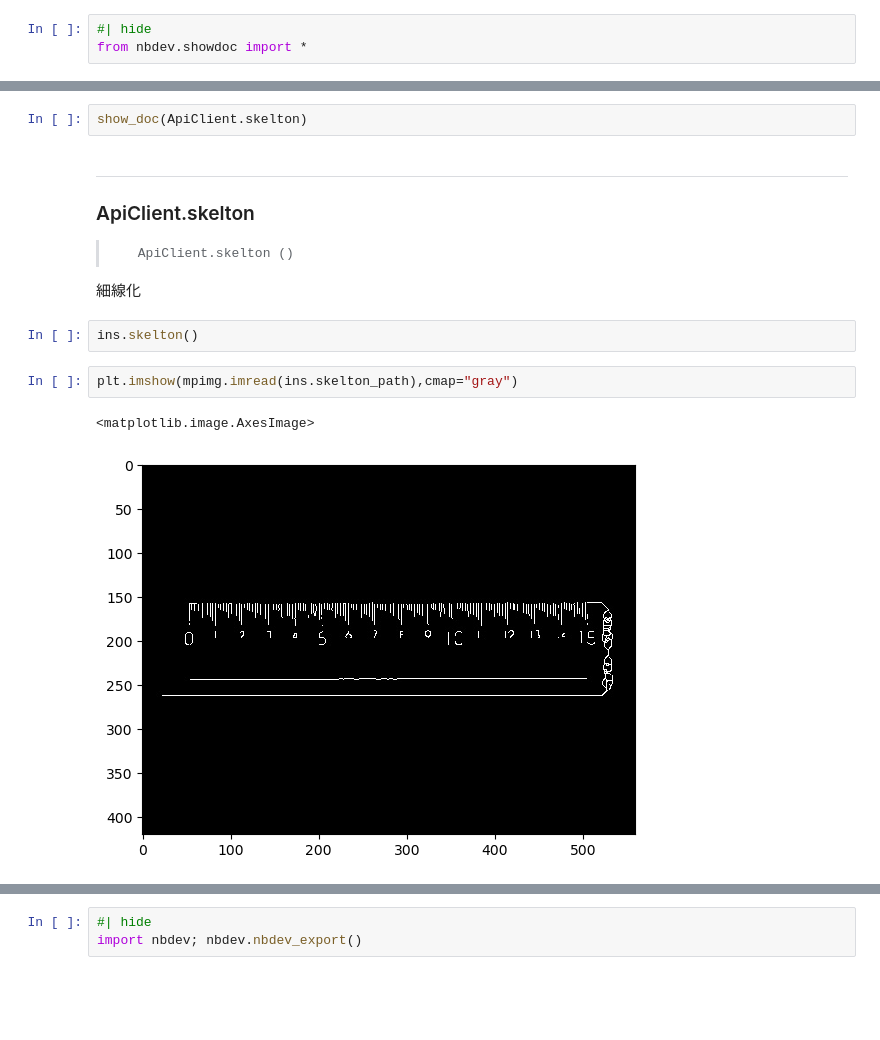
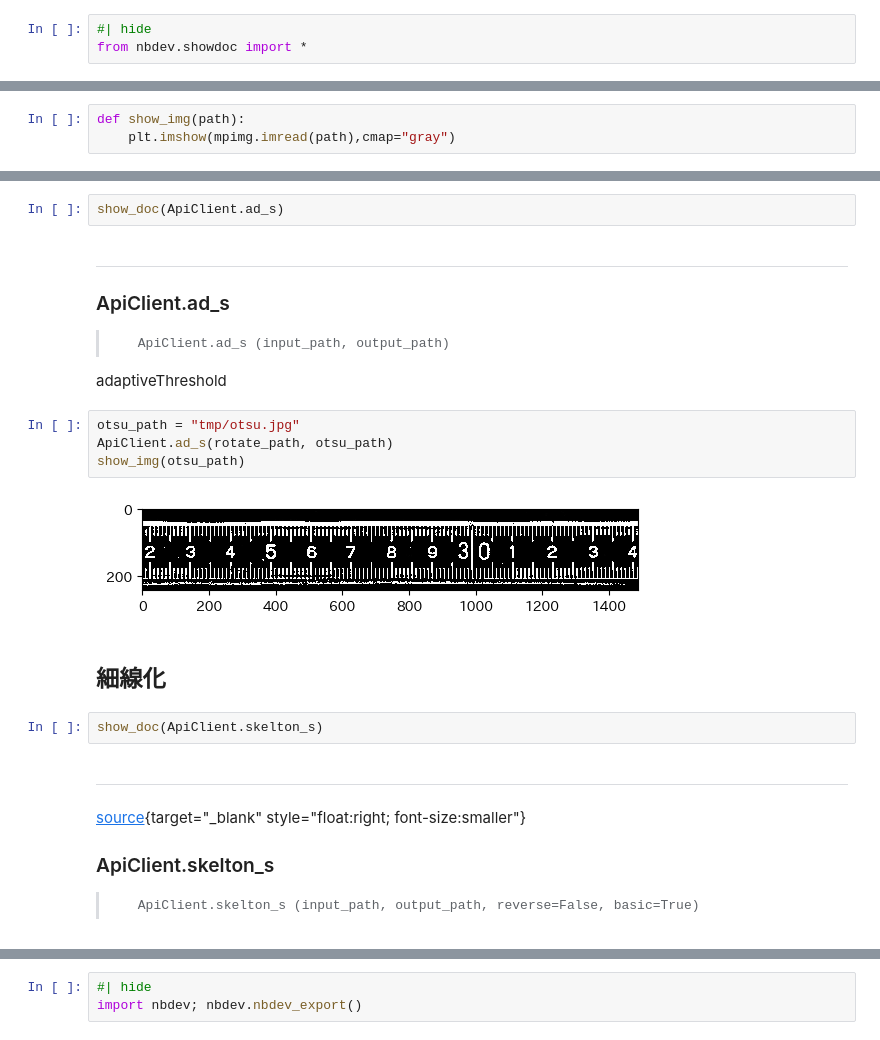
Before and after one commit to nakamura196/ruler_calc, a Jupyter notebook: api.ipynb, the cells around one changed output, grey strips where cells are left out. Cells and saved outputs as stored; diff of their text form; blank space fills up the shorter version.

```diff
--- a/api.ipynb
+++ b/api.ipynb
@@ -114,3 +632,6 @@ class ApiClient:
+# %%
+def show_img(path):
+    plt.imshow(mpimg.imread(path),cmap="gray")
 # %%
 show_doc(ApiClient)
 # %% [output]
@@ -144,17 +681,28 @@ plt.imshow(mpimg.imread(ins.otsu_path),cmap="gray")
 # %%
-show_doc(ApiClient.skelton)
+show_doc(ApiClient.ad_s)
 # %% [output]
 ---
 
-### ApiClient.skelton
+### ApiClient.ad_s
 
->      ApiClient.skelton ()
+>      ApiClient.ad_s (input_path, output_path)
 
-細線化
+adaptiveThreshold
-# %%
-ins.skelton()
-# %%
-plt.imshow(mpimg.imread(ins.skelton_path),cmap="gray")
-# %% [output]
-<matplotlib.image.AxesImage>
-[figure, removed]
+# %%
+otsu_path = "tmp/otsu.jpg"
+ApiClient.ad_s(rotate_path, otsu_path)
+show_img(otsu_path)
+# %% [output]
+[figure, added]
+# %% [markdown]
+## 細線化
+# %%
+show_doc(ApiClient.skelton_s)
+# %% [output]
+---
+
+[source](https://github.com/nakamura196/ruler_calc/blob/main/ruler_calc/api.py#L150){target="_blank" style="float:right; font-size:smaller"}
+
+### ApiClient.skelton_s
+
+>      ApiClient.skelton_s (input_path, output_path, reverse=False, basic=True)
```
Also changed, not shown: parts of 31 cells of this notebook, 10 other files.
